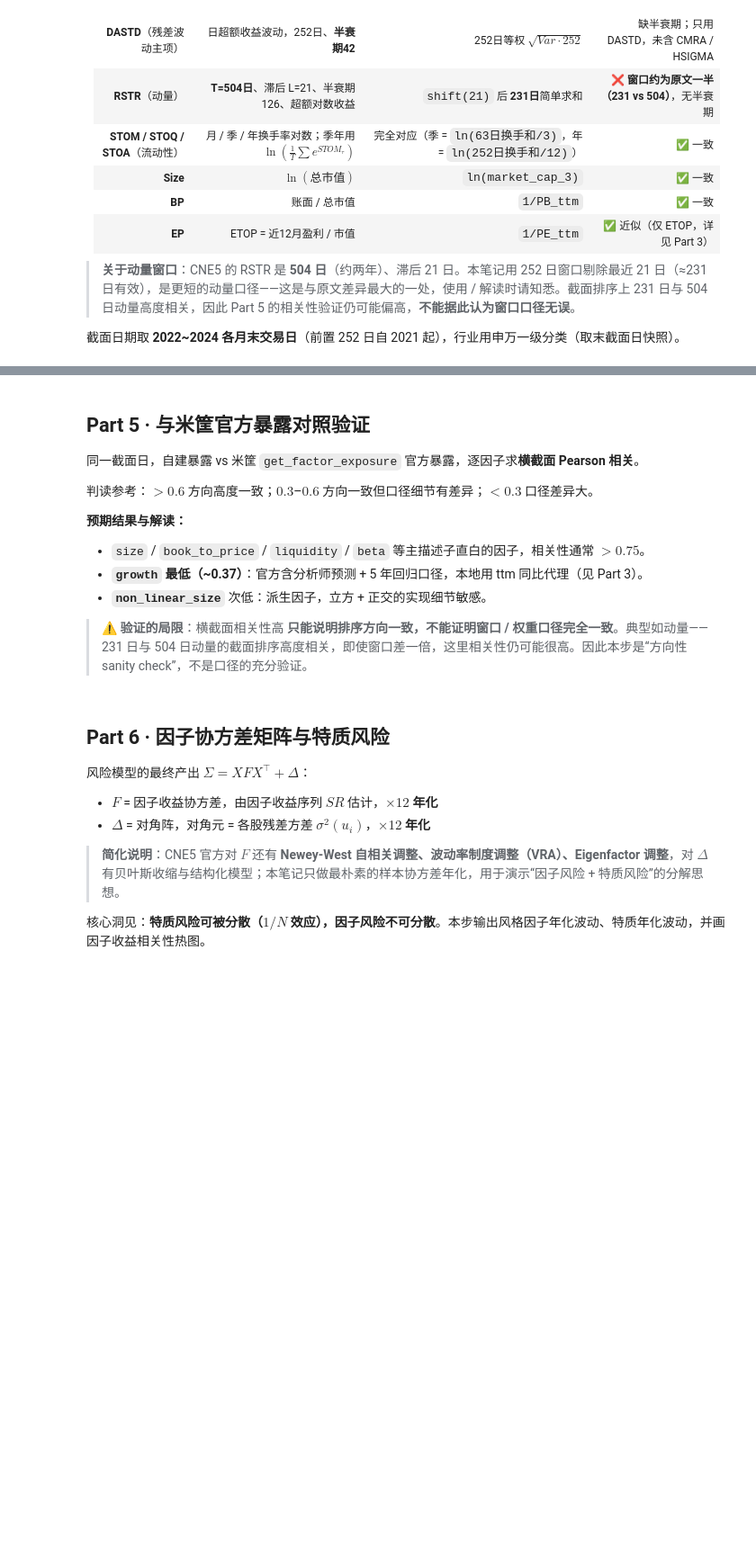
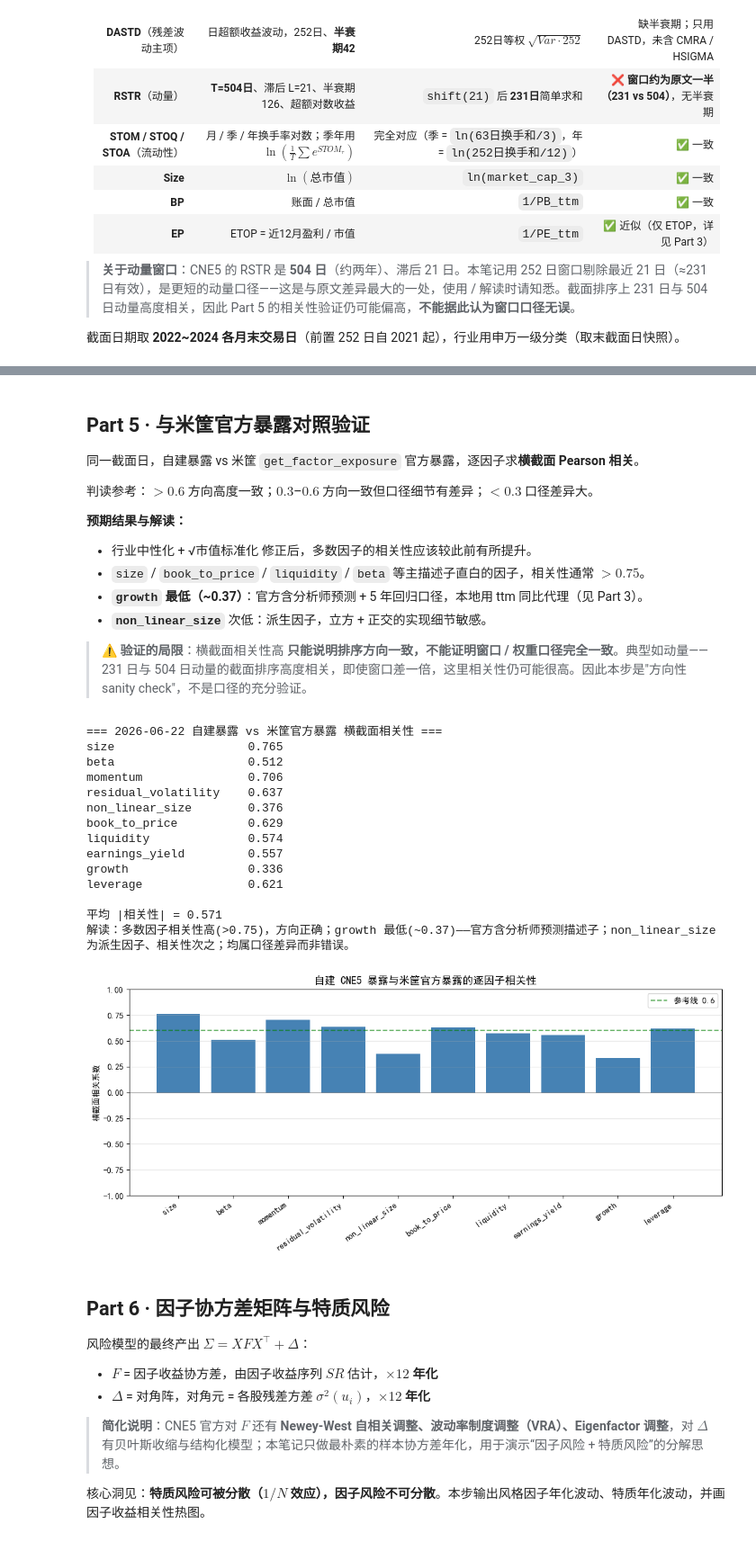
Before and after one commit to sslz1806/my_strategy, a Jupyter notebook: 因子回测/learn/barra_use3.ipynb, the cells around one changed output, grey strips where cells are left out. Shown at 90% size. Saved outputs shown, nothing was run; the diff lists cells and outputs as text; code cells hidden in the pictures; blank space fills up the shorter version.

```diff
--- a/因子回测/learn/barra_use3.ipynb
+++ b/因子回测/learn/barra_use3.ipynb
@@ -152,10 +152,12 @@ print('米筐初始化完成')
 #   - 收盘价用后复权 → 算收益、动量、Beta。复权修正了分红/拆股对价格断点的影响
 #   - 成交量用未复权 → 算换手率。复权会放大成交量（× 复权因子），导致流动性失真
 #   - 自由流通股本 → 换手率的分母。日频快照，财报更新日才变化，需 ffill 填充
-# 区间多取一年（2021 起），供 252 日滚动窗口前置计算。
+# ⚠️ 数据起点必须比第一个截面日早 ≥252 个交易日（约一年），否则 beta/波动/动量等
+#    滚动指标在早期截面日整列为 NaN，会导致 Part 3 的 OLS 报 “exog contains nans”。
+#    当前要分析 2025-01 起的截面，故 start_date 前移到 2024-01 留出前置窗口。
 
-start_date = '2021-01-01'
-end_date = '2024-12-31'
+start_date = '2024-01-01'
+end_date = '2026-06-22'
 
 # ---- 股票池：中证800 成分 ----
 universe = rq.index_components('000906.XSHG', date=start_date)
@@ -232,12 +238,12 @@ mkt_ret = idx_close.pct_change()                    # (T,)  市场日收益 →
 # --- ① Beta：β_i = Cov(r_i, r_m) / Var(r_m)，滚动 252 日 ---
 mean_stock = ret.rolling(WIN).mean()                # E[r_i]，每个股票的滚动均值
 mean_mkt = mkt_ret.rolling(WIN).mean()              # E[r_m]，市场滚动均值
-cov_stock_mkt = ret.mul(mkt_ret, axis=0).rolling(WIN).mean().sub(mean_stock.mul(mean_mkt, axis=0))  # 滚动 Cov
-var_mkt = (mkt_ret ** 2).rolling(WIN).mean() - mean_mkt ** 2    # 滚动 Var(r_m)
+cov_stock_mkt = ret.mul(mkt_ret, axis=0).rolling(WIN).mean().sub(mean_stock.mul(mean_mkt, axis=0))  # 滚动 Cov= E[(r_i - E[r_i])(r_m - E[r_m])]
+var_mkt = (mkt_ret ** 2).rolling(WIN).mean() - mean_mkt ** 2    # 滚动 Var(r_m)= E[r_m^2] - E[r_m]^2
 beta_d = cov_stock_mkt.div(var_mkt, axis=0)         # β = Cov/Var
 
 # --- ④ 年化日波动 DASTD → 残差波动主描述子 ---
-var_stock = (ret ** 2).rolling(WIN).mean() - mean_stock ** 2    # 日收益方差
+var_stock = (ret ** 2).rolling(WIN).mean() - mean_stock ** 2    # 日收益方差= E[r_i^2] - E[r_i]^2
 dailyvol_d = np.sqrt(var_stock.clip(lower=0)) * np.sqrt(252)    # 年化 √(日方差 × 252)（CNE5 DASTD）
 
 # --- ③ 动量 RSTR：过去 252 日剔除最近 21 日的累计对数收益 ---
@@ -255,9 +261,13 @@ size_d = np.log(mktcap_d)                           # ① Size = ln 总市值
 btop_d = (1.0 / pb_d).where(pb_d > 0)               # ⑥ Book-to-Price = 1/PB
 etop_d = 1.0 / pe_d.where(pe_d != 0)                # ⑧ Earnings Yield = 1/PE
 
-# --- 截面日期：2022-2024 各月末交易日（前置 252 日自 2021 起） ---
+# --- 截面日期：跟随数据起点自动联动，取滚动窗口刚算满后的各月末交易日 ---
+#     不再硬编码年份起点：close.index[WIN] 是第 WIN(=252) 个交易日，正好是 beta/波动
+#     等 252 日滚动指标的首个有效日（前面都是 NaN）。这样无论怎么平移 start_date，
+#     截面日都从“数据足够算满滚动窗口”之后才开始，避免早期截面整列 NaN 导致回归报错。
 month_last = close.index.to_series().resample('M').last()
-cs_dates = [d for d in month_last if d >= pd.Timestamp('2022-01-01')]
+cs_start = close.index[WIN]                          # 滚动窗口刚算满 → 截面期的最早起点
+cs_dates = [d for d in month_last if d >= cs_start]
 print(f'截面期数: {len(cs_dates)}（{cs_dates[0]:%Y-%m} ~ {cs_dates[-1]:%Y-%m}）')
 
 # --- 行业分类（申万一级，取最后截面日快照） ---
@@ -433,42 +484,68 @@ plt.tight_layout(); plt.show()
 判读参考：$>0.6$ 方向高度一致；$0.3$–$0.6$ 方向一致但口径细节有差异；$<0.3$ 口径差异大。
 
 **预期结果与解读：**
+- 行业中性化 + √市值标准化 修正后，多数因子的相关性应该较此前有所提升。
 - `size` / `book_to_price` / `liquidity` / `beta` 等主描述子直白的因子，相关性通常 $>0.75$。
 - **`growth` 最低（~0.37）**：官方含分析师预测 + 5 年回归口径，本地用 ttm 同比代理（见 Part 3）。
 - **`non_linear_size`** 次低：派生因子，立方 + 正交的实现细节敏感。
 
-> ⚠️ **验证的局限**：横截面相关性高 **只能说明排序方向一致，不能证明窗口 / 权重口径完全一致**。典型如动量——231 日与 504 日动量的截面排序高度相关，即使窗口差一倍，这里相关性仍可能很高。因此本步是“方向性 sanity check”，不是口径的充分验证。
+> ⚠️ **验证的局限**：横截面相关性高 **只能说明排序方向一致，不能证明窗口 / 权重口径完全一致**。典型如动量——231 日与 504 日动量的截面排序高度相关，即使窗口差一倍，这里相关性仍可能很高。因此本步是"方向性 sanity check"，不是口径的充分验证。
 # %%
 # ===================== Part 5：与米筐官方因子暴露对照验证 =====================
 # 用同一截面日的自建暴露 vs 米筐官方暴露，逐因子求横截面 Pearson 相关系数。
 # > 0.6 = 构建方向高度一致；0.3-0.6 = 方向一致但口径细节有差异；< 0.3 = 口径差异大。
 
-d0 = cs_dates[-1]
-Z_self, _, _ = build_exposures(d0)
+# ⚠️ 官方因子暴露通常 T+1 之后才发布：若最后一个截面日是今天/最近交易日，
+#    get_factor_exposure 可能返回 None（数据尚未发布）。故从最近的截面日往前回退，
+#    取第一个官方已有数据的截面日做对照基准（self 与 official 用同一日，保证可比）。
+off_expo = None
+for d0 in reversed(cs_dates):
+    off_expo = rq.get_factor_exposure(universe, start_date=str(d0.date()), end_date=str(d0.date()))
+    if off_expo is not None and len(off_expo) > 0:
+        break
+if off_expo is None or len(off_expo) == 0:
+    raise RuntimeError('所有截面日都拿不到米筐官方因子暴露，请检查数据权限或可用区间')
 
-off_expo = rq.get_factor_exposure(universe, start_date=str(d0.date()), end_date=str(d0.date()))
+Z_self, _, _ = build_exposures(d0)                 # 与官方暴露对照，用同一截面日
+
 if isinstance(off_expo.index, pd.MultiIndex):
     off_expo = off_expo.droplevel('date') if 'date' in off_expo.index.names else off_expo.reset_index(level=-1, drop=True)
 off_expo = off_expo[[c for c in STYLES if c in off_expo.columns]]
 
 corr = pd.Series({c: Z_self[c].corr(off_expo[c].reindex(Z_self.index))
                    for c in STYLES if c in off_expo.columns})
 print(f'=== {d0:%Y-%m-%d} 自建暴露 vs 米筐官方暴露 横截面相关性 ===')
 print(corr.round(3).to_string())
 print(f'\n平均 |相关性| = {corr.abs().mean():.3f}')
 print('解读：多数因子相关性高(>0.75)，方向正确；growth 最低(~0.37)——官方含分析师预测描述子；'
       'non_linear_size 为派生因子、相关性次之；均属口径差异而非错误。')
 
 fig, ax = plt.subplots(figsize=(11, 5))
 colors = ['steelblue' if v >= 0 else 'coral' for v in corr.values]
 ax.bar(range(len(corr)), corr.values, color=colors)
 ax.set_xticks(range(len(corr))); ax.set_xticklabels(corr.index, rotation=35, ha='right')
 ax.axhline(0, color='gray', lw=0.8)
 ax.axhline(0.6, color='green', ls='--', alpha=0.6, label='参考线 0.6')
 ax.set_ylabel('横截面相关系数'); ax.set_ylim(-1, 1)
 ax.set_title('自建 CNE5 暴露与米筐官方暴露的逐因子相关性', fontsize=13)
 ax.legend(); ax.grid(True, alpha=0.3, axis='y')
 plt.tight_layout(); plt.show()
+# %% [output]
+=== 2026-06-22 自建暴露 vs 米筐官方暴露 横截面相关性 ===
+size                   0.765
+beta                   0.512
+momentum               0.706
+residual_volatility    0.637
+non_linear_size        0.376
+book_to_price          0.629
+liquidity              0.574
+earnings_yield         0.557
+growth                 0.336
+leverage               0.621
+
+平均 |相关性| = 0.571
+解读：多数因子相关性高(>0.75)，方向正确；growth 最低(~0.37)——官方含分析师预测描述子；non_linear_size 为派生因子、相关性次之；均属口径差异而非错误。
+[figure, added]
 # %% [markdown]
 ## Part 6 · 因子协方差矩阵与特质风险
 
```
Also changed, not shown: parts of 10 cells of this notebook, 47 other files.
